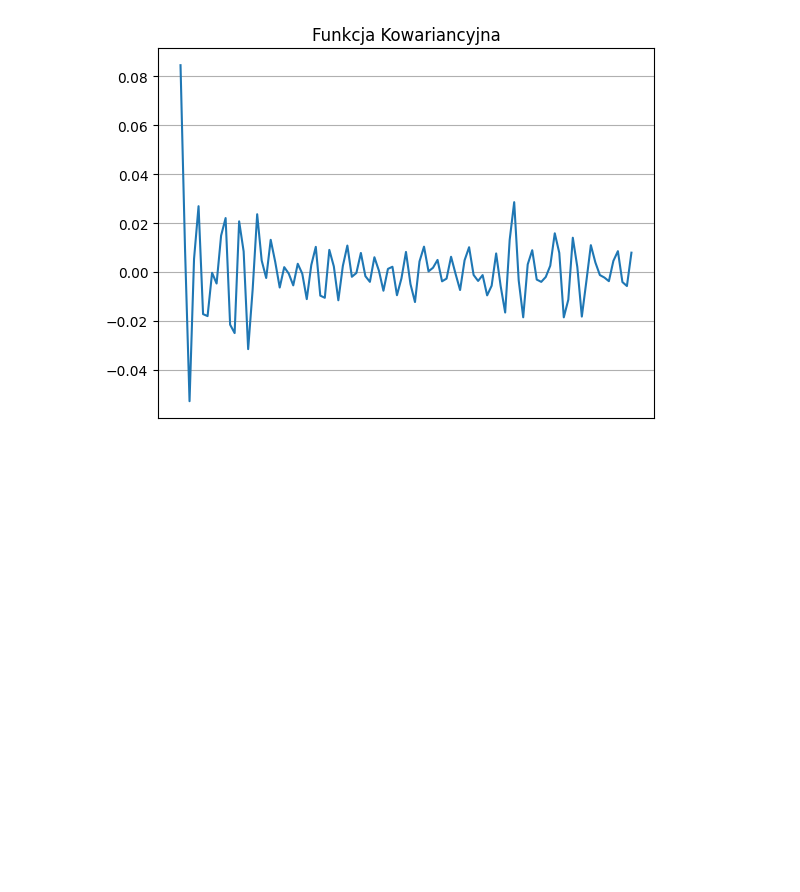
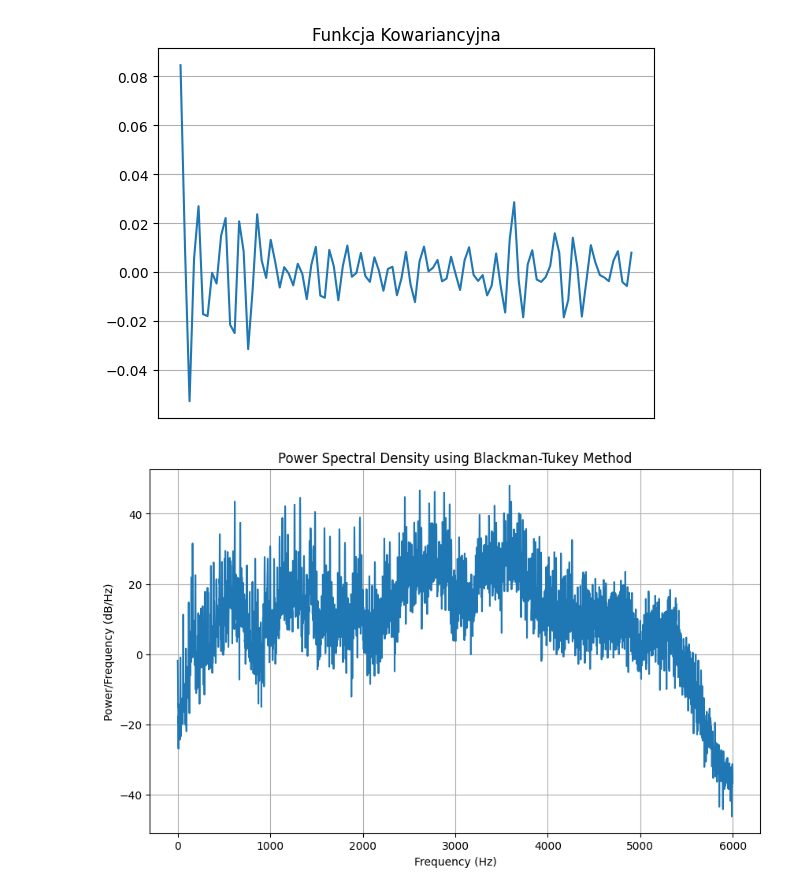
Before and after one commit to mbrunka/stochastyka-white-noise, a Jupyter notebook: plik.ipynb, the cells around one changed output. Saved outputs shown, nothing was run; the diff lists cells and outputs as text; code cells hidden in the pictures; blank space fills up the shorter version.

Commit message:
blackman chatgpt

```diff
--- a/plik.ipynb
+++ b/plik.ipynb
@@ -201,3 +201,35 @@ No artists with labels found to put in legend.  Note that artists whose label st
 [figure]
 mean: 3.6203525127817754e-05
 [figure]
+# %%
+# Generate time axis (optional, for reference)
+t = np.linspace(0, CZAS_TRWANIA, ILOSC_PROBEK, endpoint=False)
+
+# Compute the autocorrelation of the signal
+def autocorrelation(signal):
+    result = np.correlate(signal, signal, mode='full')
+    return result[result.size // 2:]
+
+autocorr = autocorrelation(dane)
+
+# Apply a window function (Blackman window)
+window = np.blackman(len(autocorr))
+windowed_autocorr = autocorr * window
+
+# Perform FFT to get the Power Spectral Density (PSD)
+psd = np.fft.fft(windowed_autocorr, n=ILOSC_PROBEK)
+psd = np.abs(psd)[:ILOSC_PROBEK // 2]
+
+# Frequency axis
+frequencies = np.fft.fftfreq(ILOSC_PROBEK, d=1/CZESTOTLIWOSC_PROBKOWANIA)[:ILOSC_PROBEK // 2]
+
+# Plot the result
+plt.figure(figsize=(10, 6))
+plt.plot(frequencies, 10 * np.log10(psd))
+plt.title('Power Spectral Density using Blackman-Tukey Method')
+plt.xlabel('Frequency (Hz)')
+plt.ylabel('Power/Frequency (dB/Hz)')
+plt.grid()
+plt.show()
+# %% [output]
+[figure, added]
```
